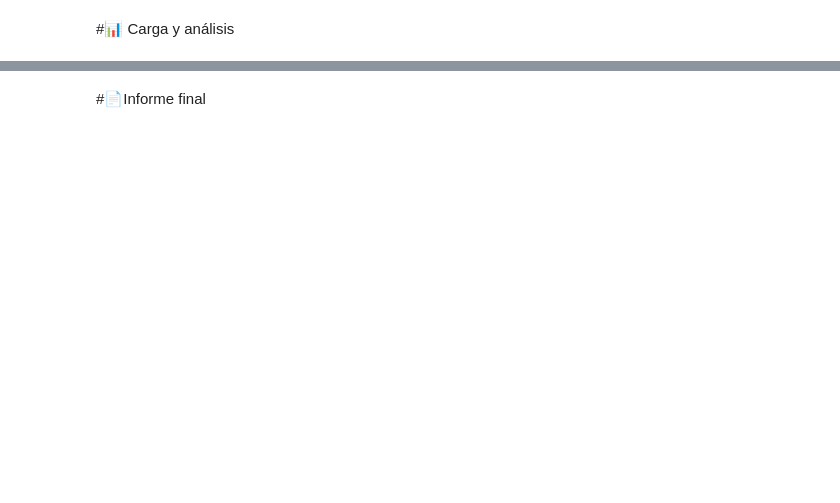
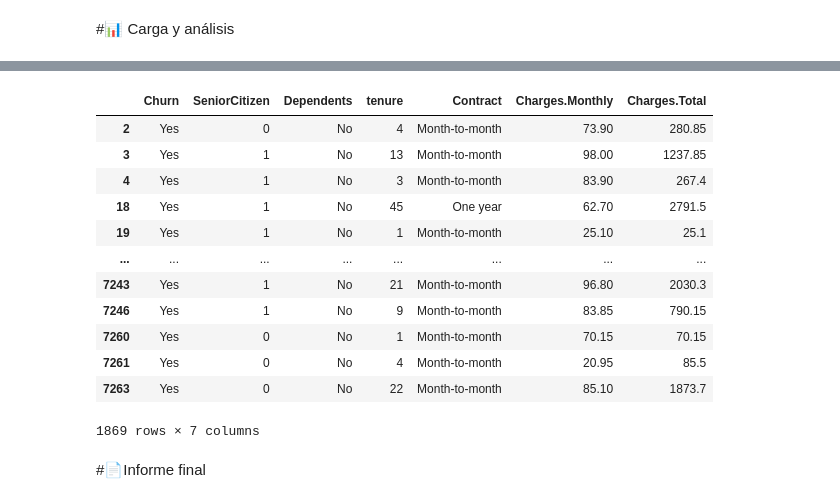
Before and after one commit to GisseYo/ChallengeTelecomX, a Jupyter notebook: TelecomX_LATAM.ipynb, the cells around one changed output, grey strips where cells are left out. Saved outputs shown, nothing was run; the diff lists cells and outputs as text; code cells hidden in the pictures; blank space fills up the shorter version.

```diff
--- a/TelecomX_LATAM.ipynb
+++ b/TelecomX_LATAM.ipynb
@@ -112,2 +178,19 @@ bd_ok
+# %%
+retirados = bd_analisis.query('Churn == "Yes"')
+retirados
+# %% [output]
+|  | Churn | SeniorCitizen | Dependents | tenure | Contract | Charges.Monthly | Charges.Total |
+| 2 | Yes | 0 | No | 4 | Month-to-month | 73.90 | 280.85 |
+| 3 | Yes | 1 | No | 13 | Month-to-month | 98.00 | 1237.85 |
+| 4 | Yes | 1 | No | 3 | Month-to-month | 83.90 | 267.4 |
+| 18 | Yes | 1 | No | 45 | One year | 62.70 | 2791.5 |
+| 19 | Yes | 1 | No | 1 | Month-to-month | 25.10 | 25.1 |
+| ... | ... | ... | ... | ... | ... | ... | ... |
+| 7243 | Yes | 1 | No | 21 | Month-to-month | 96.80 | 2030.3 |
+| 7246 | Yes | 1 | No | 9 | Month-to-month | 83.85 | 790.15 |
+| 7260 | Yes | 0 | No | 1 | Month-to-month | 70.15 | 70.15 |
+| 7261 | Yes | 0 | No | 4 | Month-to-month | 20.95 | 85.5 |
+| 7263 | Yes | 0 | No | 22 | Month-to-month | 85.10 | 1873.7 |
+1869 rows × 7 columns
 # %% [markdown]
 #📄Informe final
```
Also changed, not shown: parts of 4 cells of this notebook.
